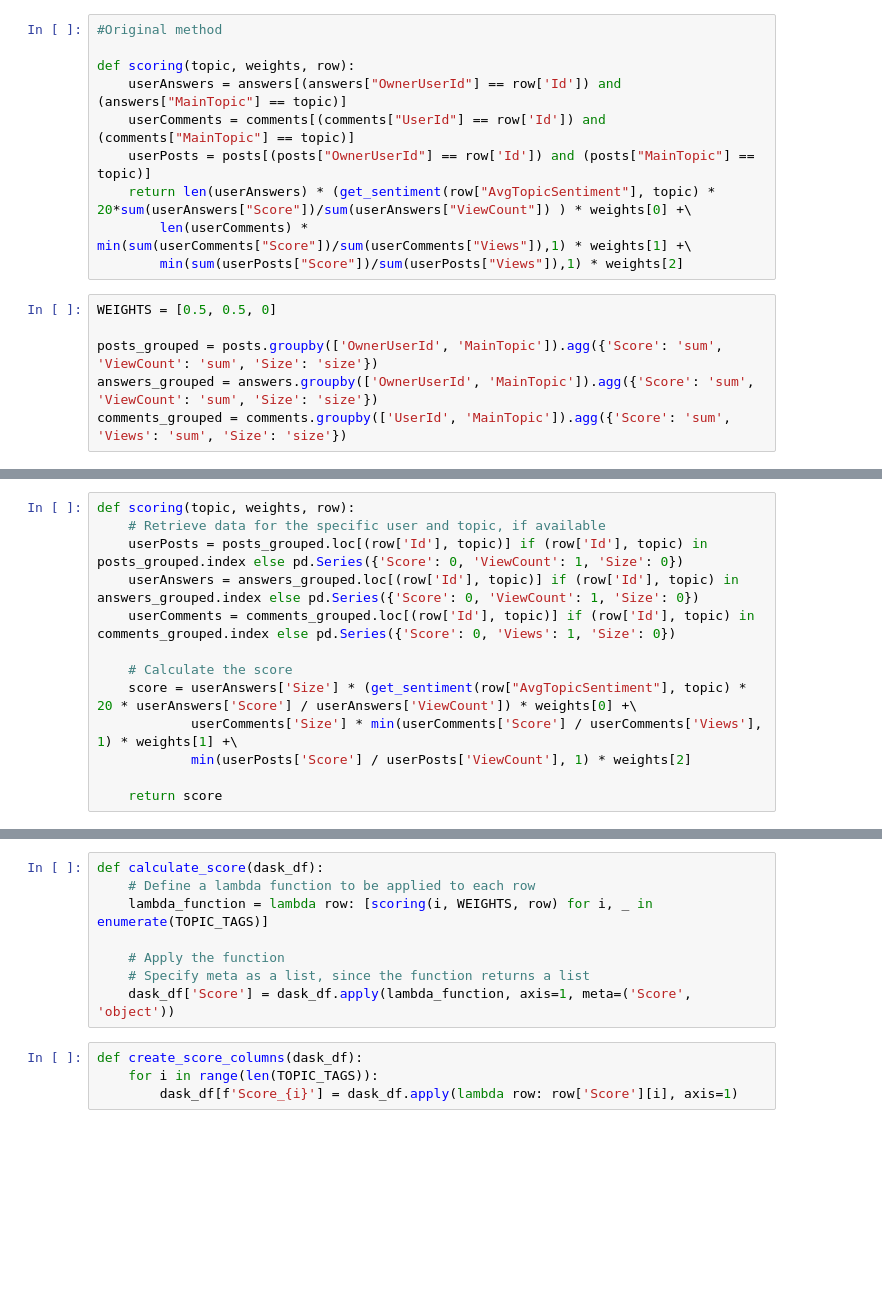
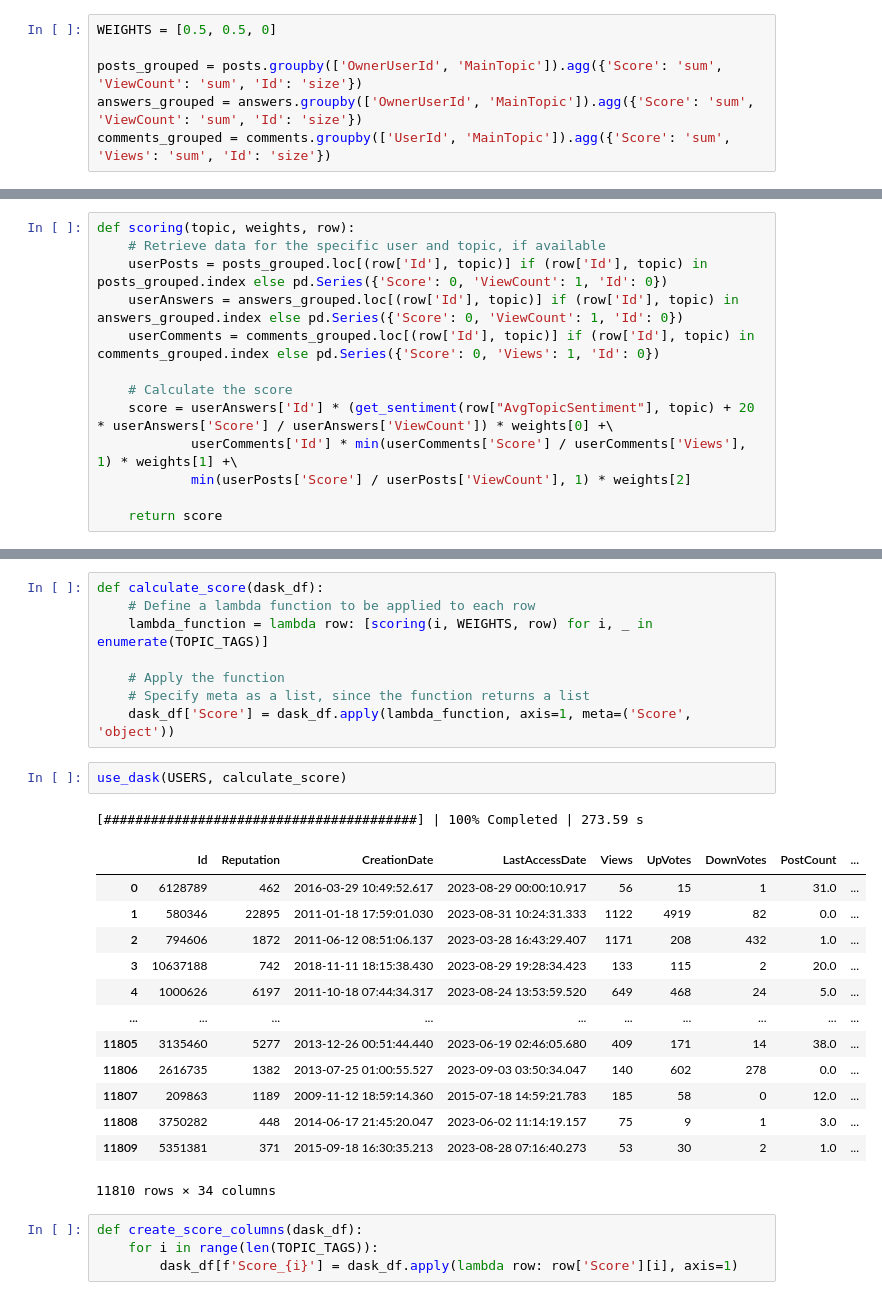
Before and after one commit to pierrehogenhaug/compToolsForDSProject, a Jupyter notebook: calculations.ipynb, the cells around one changed output, grey strips where cells are left out. Saved outputs shown, nothing was run; the diff lists cells and outputs as text; blank space fills up the shorter version.

```diff
--- a/calculations.ipynb
+++ b/calculations.ipynb
@@ -213,19 +213,9 @@ def get_sentiment(sentiment, i):
         return sentiment[i]
     else:
         return 0
-# %%
-#Original method
-
-def scoring(topic, weights, row):
-    userAnswers = answers[(answers["OwnerUserId"] == row['Id']) and (answers["MainTopic"] == topic)]
-    userComments = comments[(comments["UserId"] == row['Id']) and (comments["MainTopic"] == topic)]
-    userPosts = posts[(posts["OwnerUserId"] == row['Id']) and (posts["MainTopic"] == topic)]
-    return len(userAnswers) * (get_sentiment(row["AvgTopicSentiment"], topic) * 20*sum(userAnswers["Score"])/sum(userAnswers["ViewCount"]) ) * weights[0] +\
-        len(userComments) * min(sum(userComments["Score"])/sum(userComments["Views"]),1) * weights[1] +\
-        min(sum(userPosts["Score"])/sum(userPosts["Views"]),1) * weights[2]
 # %%
 WEIGHTS = [0.5, 0.5, 0]
 
-posts_grouped = posts.groupby(['OwnerUserId', 'MainTopic']).agg({'Score': 'sum', 'ViewCount': 'sum', 'Size': 'size'})
-answers_grouped = answers.groupby(['OwnerUserId', 'MainTopic']).agg({'Score': 'sum', 'ViewCount': 'sum', 'Size': 'size'})
-comments_grouped = comments.groupby(['UserId', 'MainTopic']).agg({'Score': 'sum', 'Views': 'sum', 'Size': 'size'})
+posts_grouped = posts.groupby(['OwnerUserId', 'MainTopic']).agg({'Score': 'sum', 'ViewCount': 'sum', 'Id': 'size'})
+answers_grouped = answers.groupby(['OwnerUserId', 'MainTopic']).agg({'Score': 'sum', 'ViewCount': 'sum', 'Id': 'size'})
+comments_grouped = comments.groupby(['UserId', 'MainTopic']).agg({'Score': 'sum', 'Views': 'sum', 'Id': 'size'})
@@ -249,13 +222,13 @@ posts_grouped
 # %%
 def scoring(topic, weights, row):
     # Retrieve data for the specific user and topic, if available
-    userPosts = posts_grouped.loc[(row['Id'], topic)] if (row['Id'], topic) in posts_grouped.index else pd.Series({'Score': 0, 'ViewCount': 1, 'Size': 0})
-    userAnswers = answers_grouped.loc[(row['Id'], topic)] if (row['Id'], topic) in answers_grouped.index else pd.Series({'Score': 0, 'ViewCount': 1, 'Size': 0})
-    userComments = comments_grouped.loc[(row['Id'], topic)] if (row['Id'], topic) in comments_grouped.index else pd.Series({'Score': 0, 'Views': 1, 'Size': 0})
+    userPosts = posts_grouped.loc[(row['Id'], topic)] if (row['Id'], topic) in posts_grouped.index else pd.Series({'Score': 0, 'ViewCount': 1, 'Id': 0})
+    userAnswers = answers_grouped.loc[(row['Id'], topic)] if (row['Id'], topic) in answers_grouped.index else pd.Series({'Score': 0, 'ViewCount': 1, 'Id': 0})
+    userComments = comments_grouped.loc[(row['Id'], topic)] if (row['Id'], topic) in comments_grouped.index else pd.Series({'Score': 0, 'Views': 1, 'Id': 0})
 
     # Calculate the score
-    score = userAnswers['Size'] * (get_sentiment(row["AvgTopicSentiment"], topic) * 20 * userAnswers['Score'] / userAnswers['ViewCount']) * weights[0] +\
-            userComments['Size'] * min(userComments['Score'] / userComments['Views'], 1) * weights[1] +\
+    score = userAnswers['Id'] * (get_sentiment(row["AvgTopicSentiment"], topic) + 20 * userAnswers['Score'] / userAnswers['ViewCount']) * weights[0] +\
+            userComments['Id'] * min(userComments['Score'] / userComments['Views'], 1) * weights[1] +\
             min(userPosts['Score'] / userPosts['ViewCount'], 1) * weights[2]
 
     return score
@@ -280,6 +253,23 @@ def calculate_score(dask_df):
     # Apply the function
     # Specify meta as a list, since the function returns a list
     dask_df['Score'] = dask_df.apply(lambda_function, axis=1, meta=('Score', 'object'))
+# %%
+use_dask(USERS, calculate_score)
+# %% [output]
+[########################################] | 100% Completed | 273.59 s
+|  | Id | Reputation | CreationDate | LastAccessDate | Views | UpVotes | DownVotes | PostCount | ... |
+| 0 | 6128789 | 462 | 2016-03-29 10:49:52.617 | 2023-08-29 00:00:10.917 | 56 | 15 | 1 | 31.0 | ... |
+| 1 | 580346 | 22895 | 2011-01-18 17:59:01.030 | 2023-08-31 10:24:31.333 | 1122 | 4919 | 82 | 0.0 | ... |
+| 2 | 794606 | 1872 | 2011-06-12 08:51:06.137 | 2023-03-28 16:43:29.407 | 1171 | 208 | 432 | 1.0 | ... |
+| 3 | 10637188 | 742 | 2018-11-11 18:15:38.430 | 2023-08-29 19:28:34.423 | 133 | 115 | 2 | 20.0 | ... |
+| 4 | 1000626 | 6197 | 2011-10-18 07:44:34.317 | 2023-08-24 13:53:59.520 | 649 | 468 | 24 | 5.0 | ... |
+| ... | ... | ... | ... | ... | ... | ... | ... | ... | ... |
+| 11805 | 3135460 | 5277 | 2013-12-26 00:51:44.440 | 2023-06-19 02:46:05.680 | 409 | 171 | 14 | 38.0 | ... |
+| 11806 | 2616735 | 1382 | 2013-07-25 01:00:55.527 | 2023-09-03 03:50:34.047 | 140 | 602 | 278 | 0.0 | ... |
+| 11807 | 209863 | 1189 | 2009-11-12 18:59:14.360 | 2015-07-18 14:59:21.783 | 185 | 58 | 0 | 12.0 | ... |
+| 11808 | 3750282 | 448 | 2014-06-17 21:45:20.047 | 2023-06-02 11:14:19.157 | 75 | 9 | 1 | 3.0 | ... |
+| 11809 | 5351381 | 371 | 2015-09-18 16:30:35.213 | 2023-08-28 07:16:40.273 | 53 | 30 | 2 | 1.0 | ... |
+11810 rows × 34 columns
 # %%
 def create_score_columns(dask_df):
     for i in range(len(TOPIC_TAGS)):
```
Also changed, not shown: parts of 6 cells of this notebook, 1 other file.
